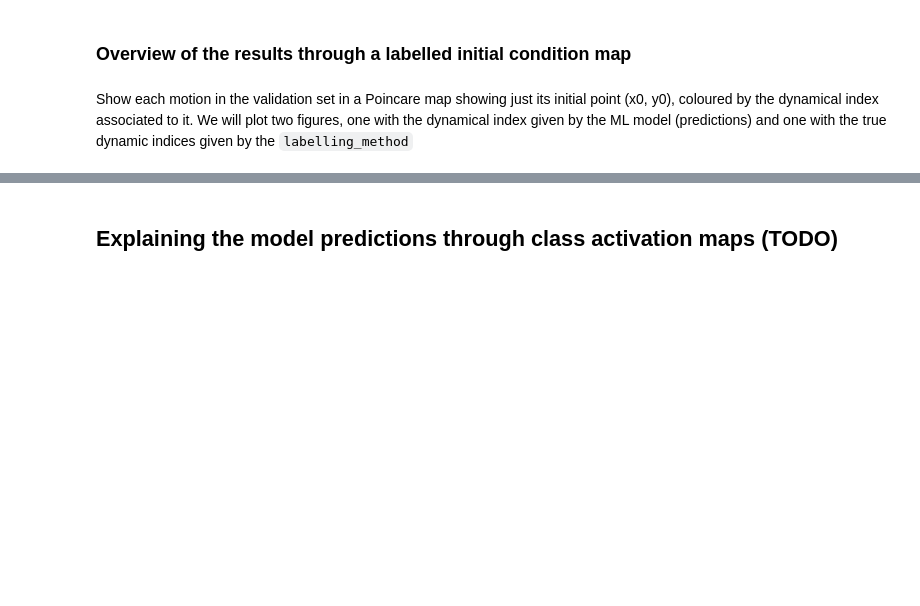
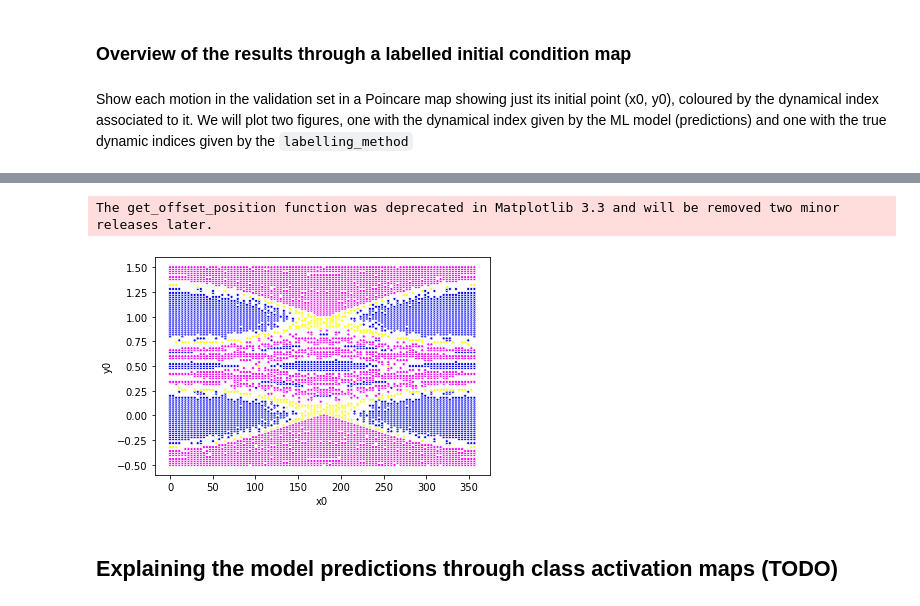
Before and after one commit to vrodriguezf/mlchaos, a Jupyter notebook: nbs/_motion_classification_time_series.ipynb, the cells around one changed output, grey strips where cells are left out. Saved outputs shown, nothing was run; the diff lists cells and outputs as text; code cells hidden in the pictures; blank space fills up the shorter version.

```diff
--- a/nbs/_motion_classification_time_series.ipynb
+++ b/nbs/_motion_classification_time_series.ipynb
@@ -307,13 +340,16 @@ wandb.log({f'ML map ({val_dataset})': ml_map.figure})
 # %%
 true_map = show_labelled_ic_map(interp.inputs[0],
                     [dls.tfms[1].decode(y) for y in interp.targs],
                     legend=None,
                     palette=dict(
                         chaotic='yellow',
                         librational='blue',
                         rotational='magenta'))
 
-wandb.log({f'True map ({val_dataset})': ml_map.figure})
+wandb.log({f'True map ({val_dataset})': true_map.figure})
+# %% [output]
+The get_offset_position function was deprecated in Matplotlib 3.3 and will be removed two minor releases later.
+[figure, added]
 # %% [markdown]
 ## Explaining the model predictions through class activation maps (TODO)
 # %% [markdown]
```
Also changed, not shown: parts of 28 cells of this notebook, 12 other files.
